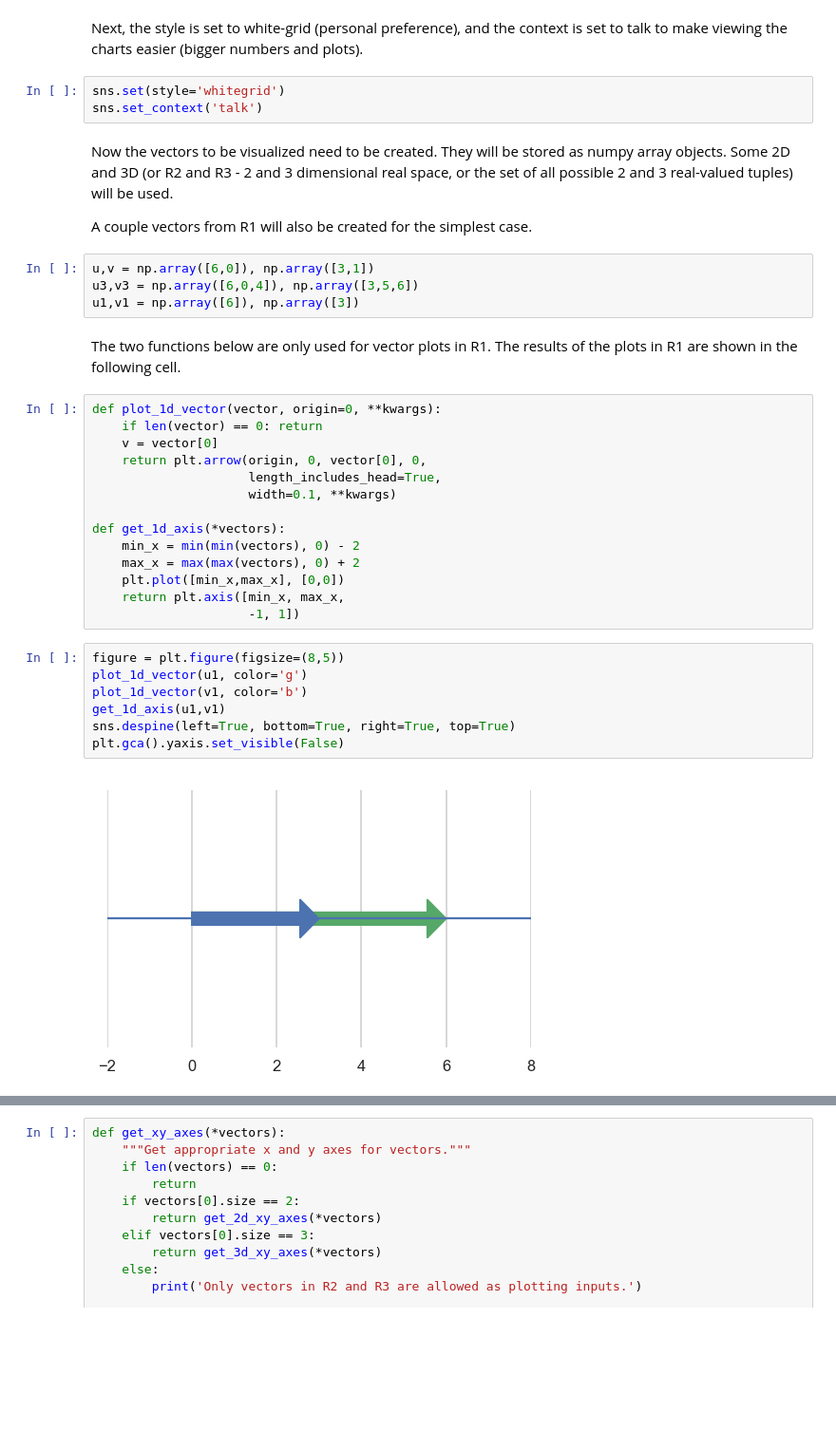
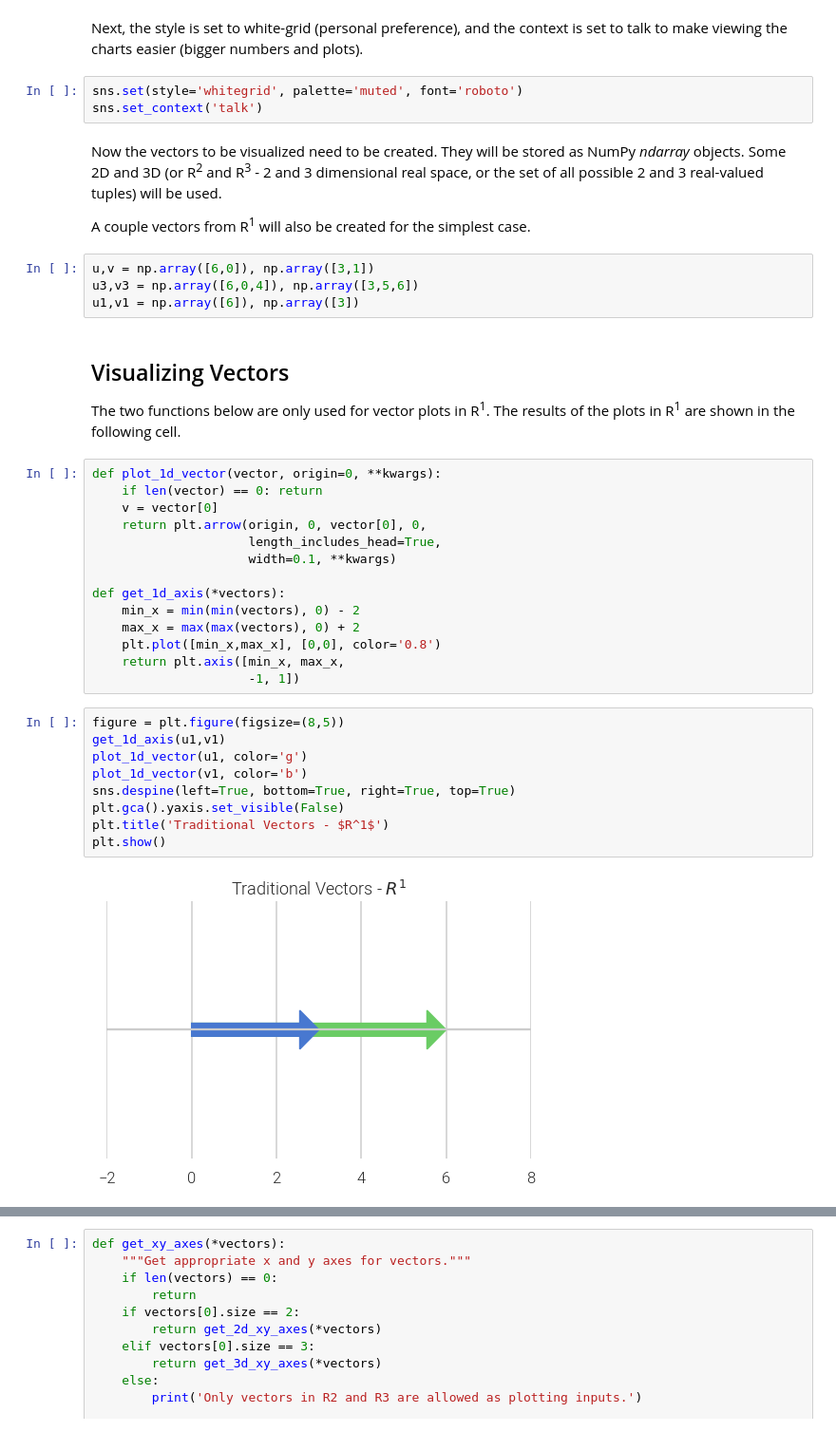
Before and after one commit to DataScienceFoundations/TadMaths, a Jupyter notebook: vectors.ipynb, the cells around one changed output, grey strips where cells are left out. Shown at 95% size. Drawn from its saved outputs; the diff is of its cells as text; blank space fills up the shorter version.

```diff
--- a/vectors.ipynb
+++ b/vectors.ipynb
@@ -16,18 +16,19 @@ import numpy.linalg as la
 # %% [markdown]
 Next, the style is set to white-grid (personal preference), and the context is set to talk to make viewing the charts easier (bigger numbers and plots).
 # %%
-sns.set(style='whitegrid')
+sns.set(style='whitegrid', palette='muted', font='roboto')
 sns.set_context('talk')
 # %% [markdown]
-Now the vectors to be visualized need to be created. They will be stored as numpy array objects. Some 2D and 3D (or R2 and R3 - 2 and 3 dimensional real space, or the set of all possible 2 and 3 real-valued tuples) will be used.
+Now the vectors to be visualized need to be created. They will be stored as NumPy _ndarray_ objects. Some 2D and 3D (or R<sup>2</sup> and R<sup>3</sup> - 2 and 3 dimensional real space, or the set of all possible 2 and 3 real-valued tuples) will be used.
 
-A couple vectors from R1 will also be created for the simplest case.
+A couple vectors from R<sup>1</sup> will also be created for the simplest case.
 # %%
 u,v = np.array([6,0]), np.array([3,1])
 u3,v3 = np.array([6,0,4]), np.array([3,5,6])
 u1,v1 = np.array([6]), np.array([3])
 # %% [markdown]
-The two functions below are only used for vector plots in R1. The results of the plots in R1 are shown in the following cell.
+## Visualizing Vectors
+The two functions below are only used for vector plots in R<sup>1</sup>. The results of the plots in R<sup>1</sup> are shown in the following cell.
 # %%
 def plot_1d_vector(vector, origin=0, **kwargs):
     if len(vector) == 0: return
@@ -39,16 +40,18 @@ def plot_1d_vector(vector, origin=0, **kwargs):
 def get_1d_axis(*vectors):
     min_x = min(min(vectors), 0) - 2
     max_x = max(max(vectors), 0) + 2
-    plt.plot([min_x,max_x], [0,0])
+    plt.plot([min_x,max_x], [0,0], color='0.8')
     return plt.axis([min_x, max_x,
                      -1, 1])
 # %%
 figure = plt.figure(figsize=(8,5))
+get_1d_axis(u1,v1)
 plot_1d_vector(u1, color='g')
 plot_1d_vector(v1, color='b')
-get_1d_axis(u1,v1)
 sns.despine(left=True, bottom=True, right=True, top=True)
 plt.gca().yaxis.set_visible(False)
+plt.title('Traditional Vectors - $R^1$')
+plt.show()
 # %% [output]
-[figure, old version]
+[figure, new version]
 # %% [markdown]
```
Also changed, not shown: parts of 29 cells of this notebook.
